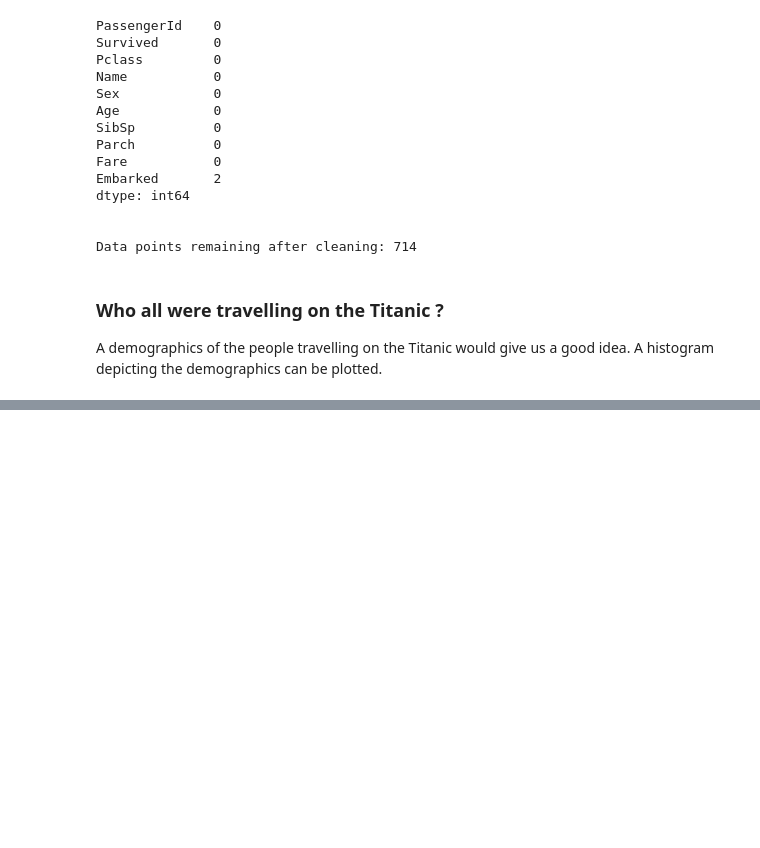
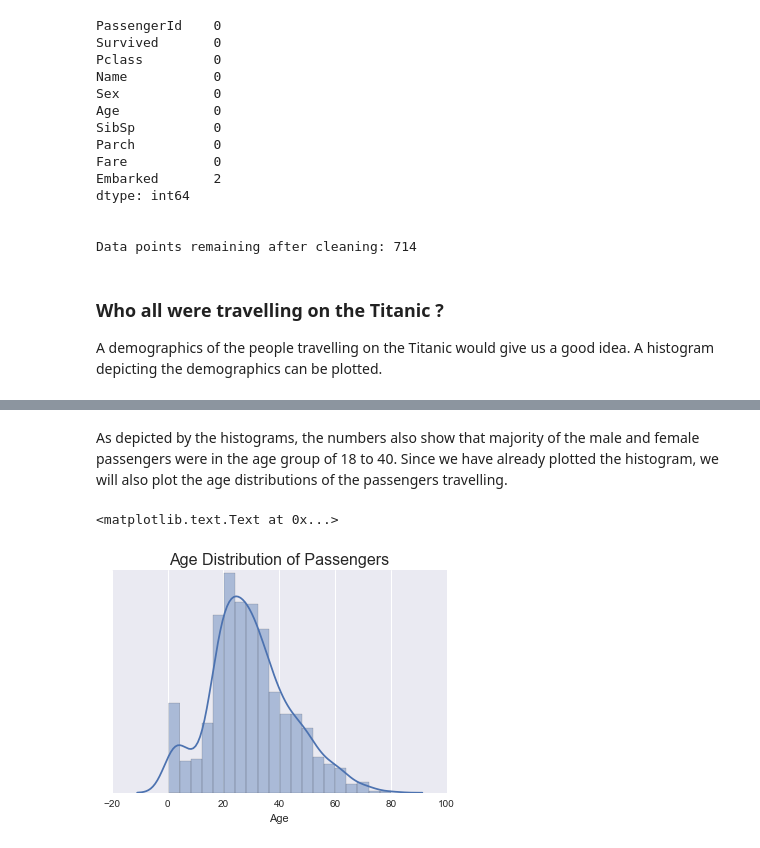
Before and after one commit to abkds/titanic-data, a Jupyter notebook: titanic_data.ipynb, the cells around one changed output, grey strips where cells are left out. Cells and saved outputs as stored; diff of their text form; code cells hidden in the pictures; blank space fills up the shorter version.

```diff
--- a/titanic_data.ipynb
+++ b/titanic_data.ipynb
@@ -92,0 +117,10 @@ ax.yaxis.set_major_formatter(ticker.FuncFormatter(lambda x, pos: int(np.abs(x)))
+# %% [markdown]
+As depicted by the histograms, the numbers also show that majority of the male and female passengers were in the age group of 18 to 40. Since we have already plotted the histogram, we will also plot the age distributions of the passengers travelling.
+# %%
+# plotting the age
+sns.distplot(titanic_data['Age'])
+plt.gca().yaxis.set_major_locator(plt.NullLocator())
+plt.title('Age Distribution of Passengers', fontdict={'fontsize': 16})
+# %% [output]
+<matplotlib.text.Text at 0x...>
+[figure, added]
```
Also changed, not shown: parts of 5 cells of this notebook, 1 other file.
